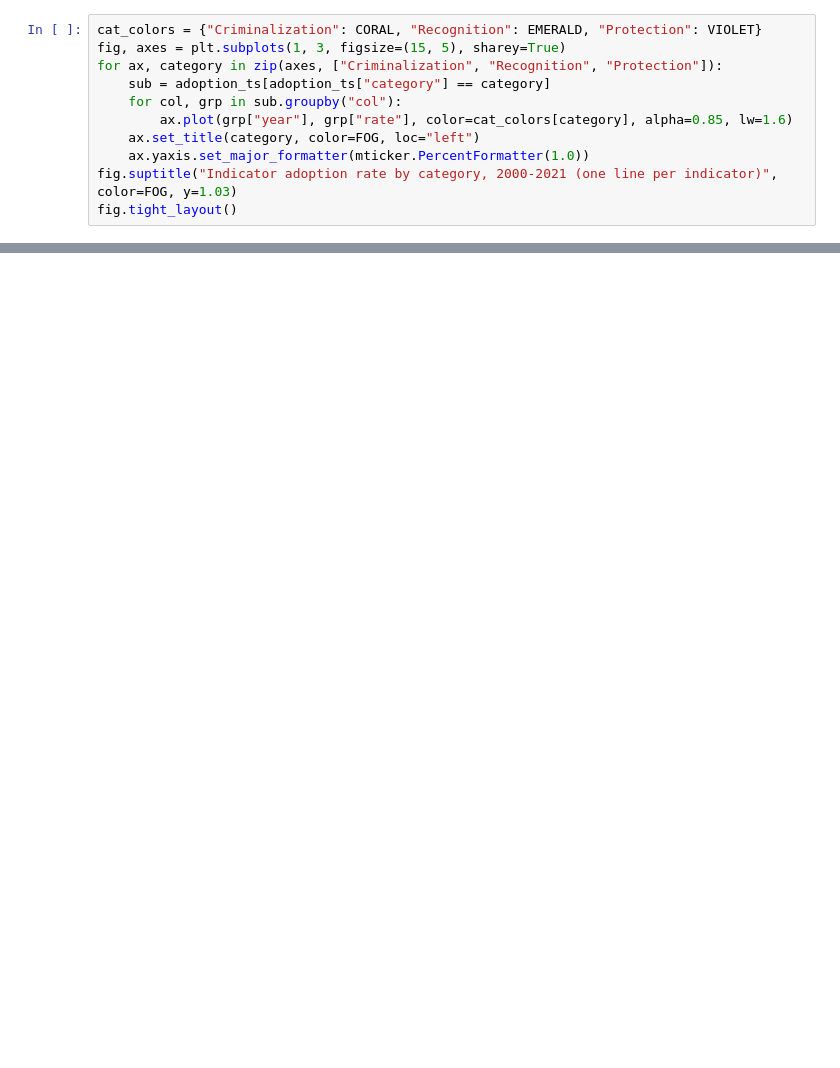
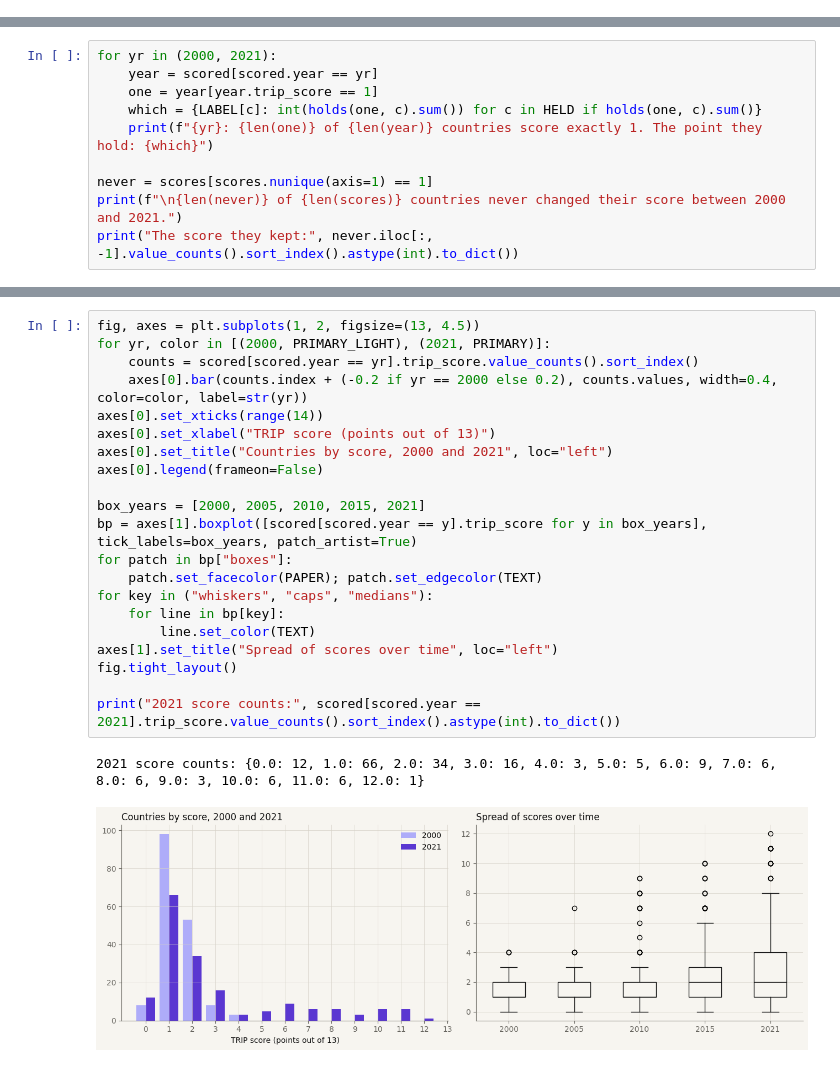
Before and after one commit to ivan13f/TRIP-worldwide, a Jupyter notebook: analysis/00_exploratory_data_analysis.ipynb, the cells around one changed output, grey strips where cells are left out. Cells and saved outputs as stored; diff of their text form; blank space fills up the shorter version.

```diff
--- a/analysis/00_exploratory_data_analysis.ipynb
+++ b/analysis/00_exploratory_data_analysis.ipynb
@@ -560,11 +0,0 @@ adoption_ts = pd.DataFrame(rows)
-# %%
-cat_colors = {"Criminalization": CORAL, "Recognition": EMERALD, "Protection": VIOLET}
-fig, axes = plt.subplots(1, 3, figsize=(15, 5), sharey=True)
-for ax, category in zip(axes, ["Criminalization", "Recognition", "Protection"]):
-    sub = adoption_ts[adoption_ts["category"] == category]
-    for col, grp in sub.groupby("col"):
-        ax.plot(grp["year"], grp["rate"], color=cat_colors[category], alpha=0.85, lw=1.6)
-    ax.set_title(category, color=FOG, loc="left")
-    ax.yaxis.set_major_formatter(mticker.PercentFormatter(1.0))
-fig.suptitle("Indicator adoption rate by category, 2000-2021 (one line per indicator)", color=FOG, y=1.03)
-fig.tight_layout()
@@ -780,0 +310,10 @@ exists to make sure those four are the right four.
+# %%
+for yr in (2000, 2021):
+    year = scored[scored.year == yr]
+    one = year[year.trip_score == 1]
+    which = {LABEL[c]: int(holds(one, c).sum()) for c in HELD if holds(one, c).sum()}
+    print(f"{yr}: {len(one)} of {len(year)} countries score exactly 1. The point they hold: {which}")
+
+never = scores[scores.nunique(axis=1) == 1]
+print(f"\n{len(never)} of {len(scores)} countries never changed their score between 2000 and 2021.")
+print("The score they kept:", never.iloc[:, -1].value_counts().sort_index().astype(int).to_dict())
@@ -780,0 +338,24 @@ exists to make sure those four are the right four.
+# %%
+fig, axes = plt.subplots(1, 2, figsize=(13, 4.5))
+for yr, color in [(2000, PRIMARY_LIGHT), (2021, PRIMARY)]:
+    counts = scored[scored.year == yr].trip_score.value_counts().sort_index()
+    axes[0].bar(counts.index + (-0.2 if yr == 2000 else 0.2), counts.values, width=0.4, color=color, label=str(yr))
+axes[0].set_xticks(range(14))
+axes[0].set_xlabel("TRIP score (points out of 13)")
+axes[0].set_title("Countries by score, 2000 and 2021", loc="left")
+axes[0].legend(frameon=False)
+
+box_years = [2000, 2005, 2010, 2015, 2021]
+bp = axes[1].boxplot([scored[scored.year == y].trip_score for y in box_years], tick_labels=box_years, patch_artist=True)
+for patch in bp["boxes"]:
+    patch.set_facecolor(PAPER); patch.set_edgecolor(TEXT)
+for key in ("whiskers", "caps", "medians"):
+    for line in bp[key]:
+        line.set_color(TEXT)
+axes[1].set_title("Spread of scores over time", loc="left")
+fig.tight_layout()
+
+print("2021 score counts:", scored[scored.year == 2021].trip_score.value_counts().sort_index().astype(int).to_dict())
+# %% [output]
+2021 score counts: {0.0: 12, 1.0: 66, 2.0: 34, 3.0: 16, 4.0: 3, 5.0: 5, 6.0: 9, 7.0: 6, 8.0: 6, 9.0: 3, 10.0: 6, 11.0: 6, 12.0: 1}
+[figure, added]
```
Also changed, not shown: parts of 124 cells of this notebook.
